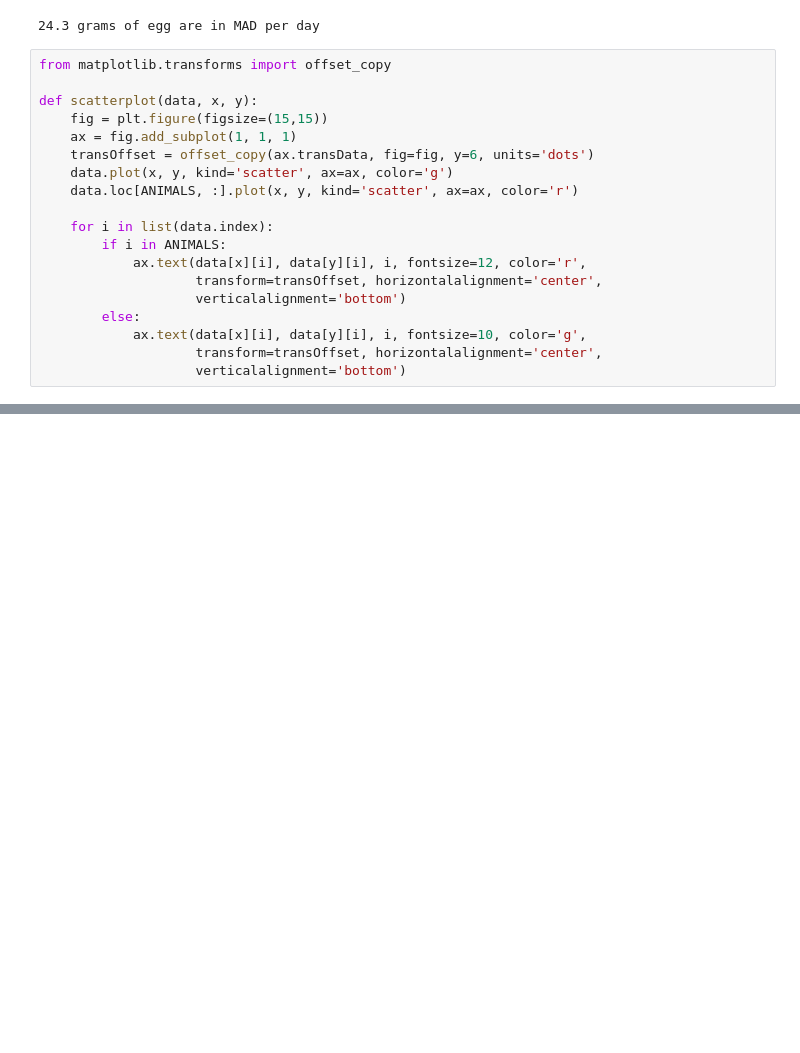
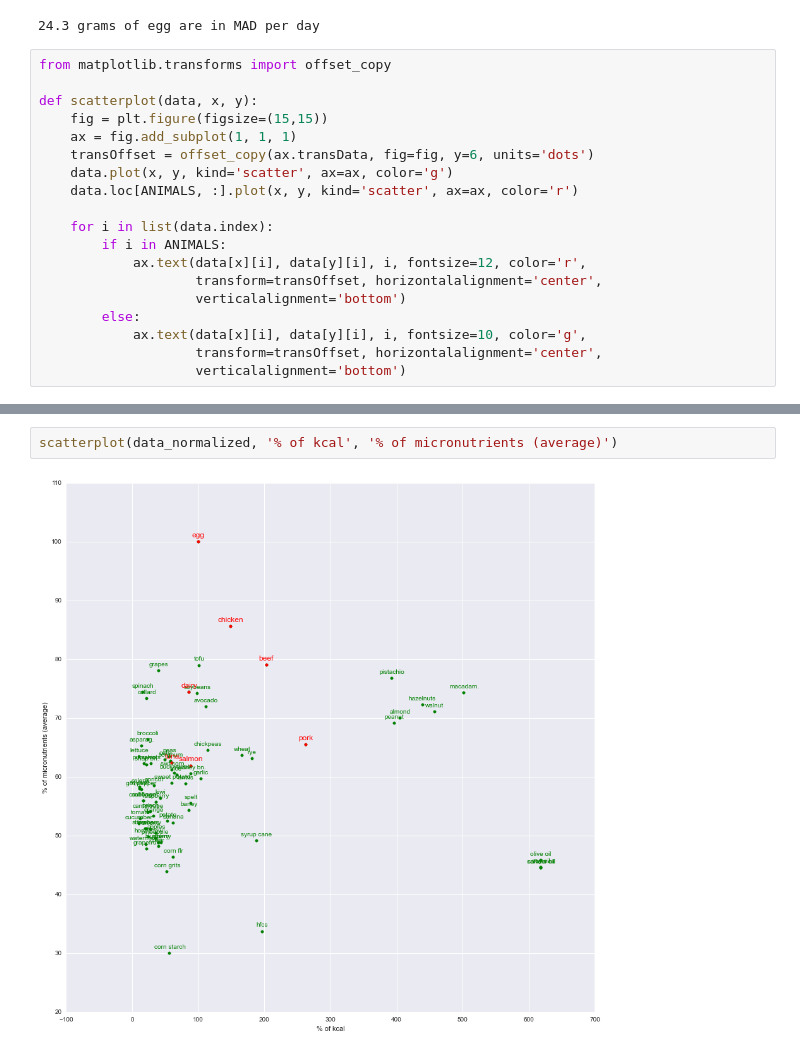
Before and after one commit to eladnoor/replace-animals, a Jupyter notebook: analyze_nutritional_values.ipynb, the cells around one changed output, grey strips where cells are left out. Cells and saved outputs as stored; diff of their text form; blank space fills up the shorter version.

```diff
--- a/analyze_nutritional_values.ipynb
+++ b/analyze_nutritional_values.ipynb
@@ -217,0 +205,4 @@ egg                                                      1.43       0.1256
+# %%
+scatterplot(data_normalized, '% of kcal', '% of micronutrients (average)')
+# %% [output]
+[figure, added]
```
Also changed, not shown: parts of 7 cells of this notebook.
